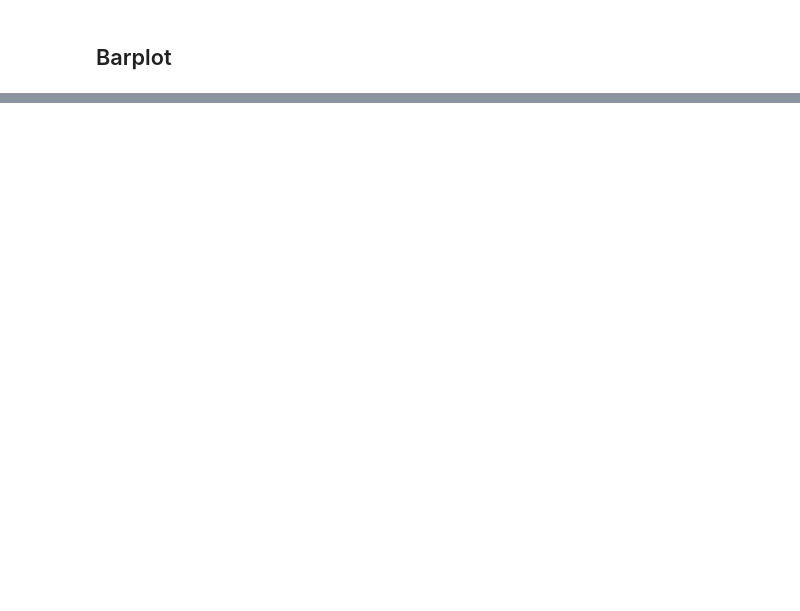
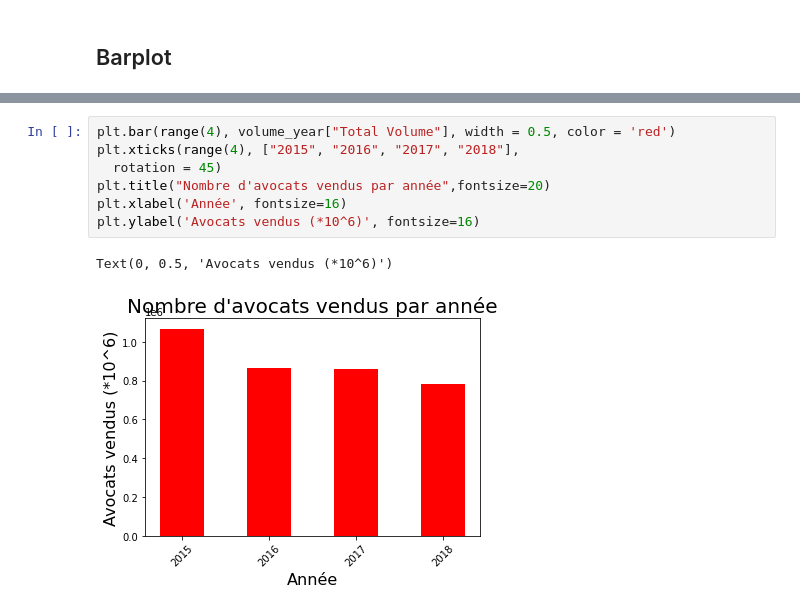
Before and after one commit to Pakopac/ML_Project, a Jupyter notebook: project.ipynb, the cells around one changed output, grey strips where cells are left out. Cells and saved outputs as stored; diff of their text form; blank space fills up the shorter version.

```diff
--- a/project.ipynb
+++ b/project.ipynb
@@ -364,0 +351,10 @@ plt.bar(range(5), [1, 3, 3, 5, 4], width = 0.5, color = 'red')
+# %%
+plt.bar(range(4), volume_year["Total Volume"], width = 0.5, color = 'red')
+plt.xticks(range(4), ["2015", "2016", "2017", "2018"],
+  rotation = 45)
+plt.title("Nombre d'avocats vendus par année",fontsize=20)
+plt.xlabel('Année', fontsize=16)
+plt.ylabel('Avocats vendus (*10^6)', fontsize=16)
+# %% [output]
+Text(0, 0.5, 'Avocats vendus (*10^6)')
+[figure, added]
```
Also changed, not shown: parts of 22 cells of this notebook.
